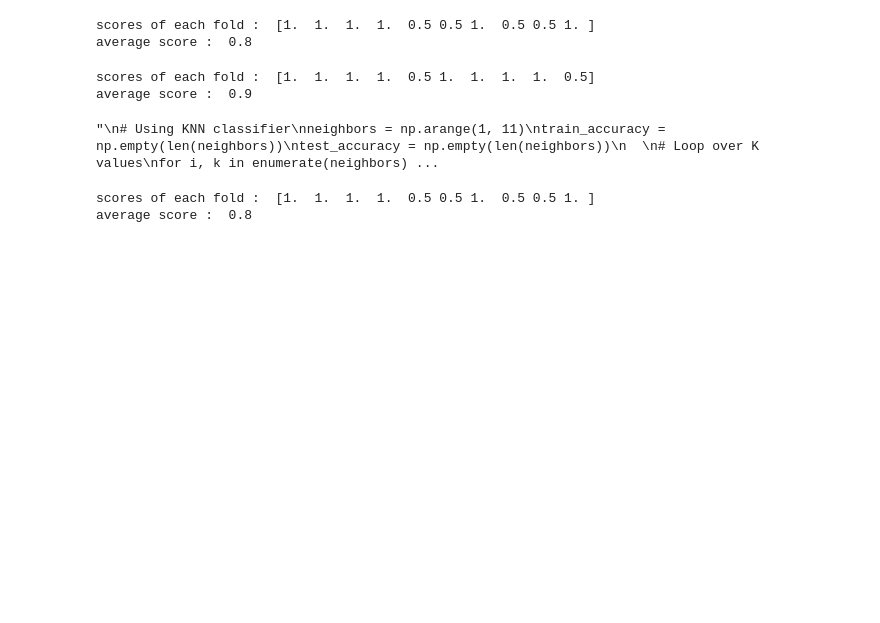
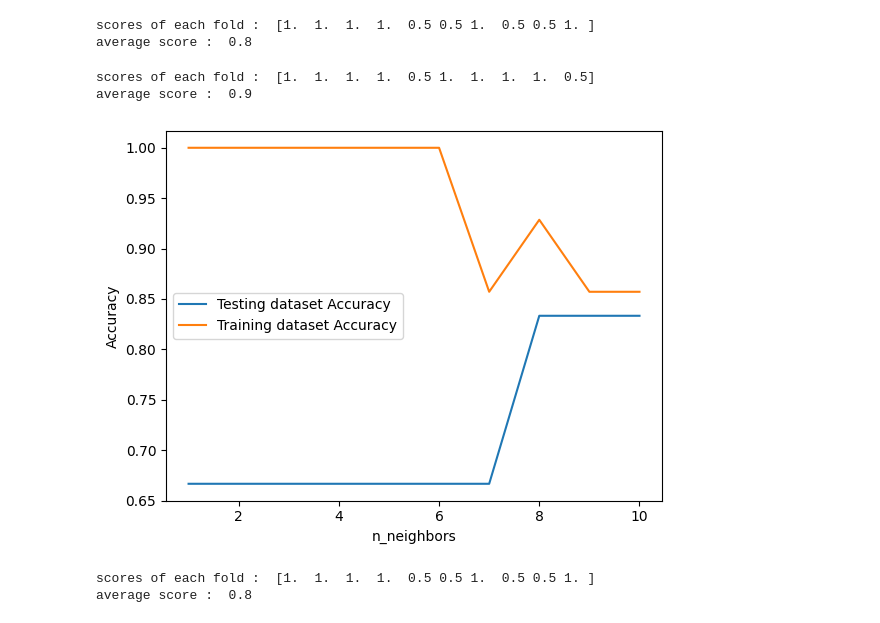
Before and after one commit to krishnakumar1612/music_genre_classification, a Jupyter notebook: notebook/music_genre_classification.ipynb, the cells around one changed output. Saved outputs shown, nothing was run; the diff lists cells and outputs as text; code cells hidden in the pictures; blank space fills up the shorter version.

```diff
--- a/notebook/music_genre_classification.ipynb
+++ b/notebook/music_genre_classification.ipynb
@@ -238,33 +283,32 @@ print ( 'average score : ', np.average(l_scores))
 scores of each fold :  [1.  1.  1.  1.  0.5 1.  1.  1.  1.  0.5]
 average score :  0.9
 # %%
-"""
+X_train, X_test, y_train, y_test = train_test_split(x, Y, test_size=0.3, random_state=11)
+
 # Using KNN classifier
 neighbors = np.arange(1, 11)
 train_accuracy = np.empty(len(neighbors))
 test_accuracy = np.empty(len(neighbors))
 
 # Loop over K values
 for i, k in enumerate(neighbors):
     knn = KNeighborsClassifier(n_neighbors=k)
     knn.fit(X_train, y_train)
 
     # Compute training and test data accuracy
     train_accuracy[i] = knn.score(X_train, y_train)
     test_accuracy[i] = knn.score(X_test, y_test)
 
 # Generate plot
 plt.plot(neighbors, test_accuracy, label = 'Testing dataset Accuracy')
 plt.plot(neighbors, train_accuracy, label = 'Training dataset Accuracy')
 
 plt.legend()
 plt.xlabel('n_neighbors')
 plt.ylabel('Accuracy')
 plt.show()
-"""
-# 8 comes out to be best value
 # %% [output]
-"\n# Using KNN classifier\nneighbors = np.arange(1, 11)\ntrain_accuracy = np.empty(len(neighbors))\ntest_accuracy = np.empty(len(neighbors))\n  \n# Loop over K values\nfor i, k in enumerate(neighbors) ...
+[figure, added]
 # %%
 # classify using KNN classifier
 lda_classifier_knn = KNeighborsClassifier(n_neighbors=8)
```
Also changed, not shown: parts of 43 cells of this notebook.
